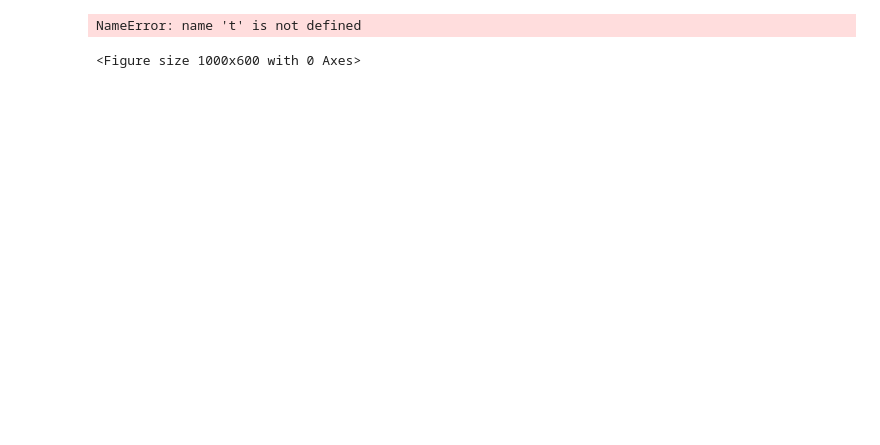
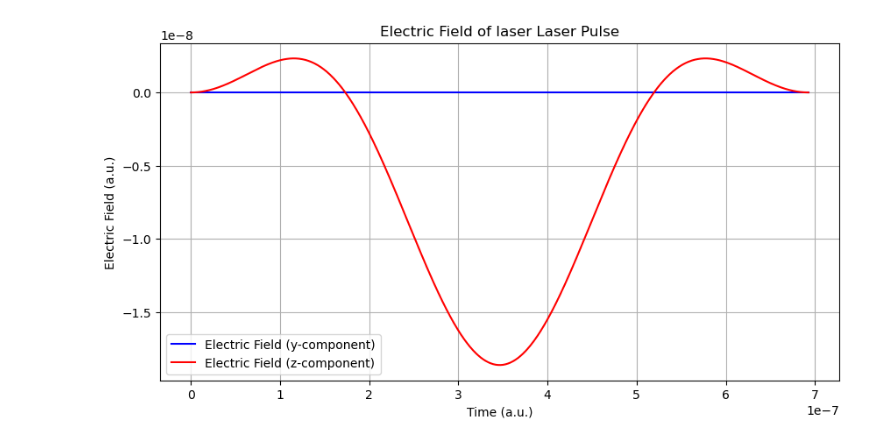
Before and after one commit to Kschloms/Ultra-fast-final-pres, a Jupyter notebook: test.ipynb, the cells around one changed output. Drawn from its saved outputs; the diff is of its cells as text; code cells hidden in the pictures; blank space fills up the shorter version.

```diff
--- a/test.ipynb
+++ b/test.ipynb
@@ -5,8 +8,8 @@ from src.sfa import Laser
 # %%
-laser = Laser('laser', 800e-9, 10e14, 3)
-time = np.linspace(-10e-15, 10e-6, 1000)
+laser = Laser('laser', 800e-9, 10e14, 1)
 
-laser.plot_electric_field()
+fig, ax = plt.subplots(figsize=(10, 5), dpi=100)
+
+laser.plot_electric_field(ax)
 # %% [output]
-NameError: name 't' is not defined
-<Figure size 1000x600 with 0 Axes>
+[figure, added]
```
Also changed, not shown: parts of 1 cell of this notebook, 2 other files.
